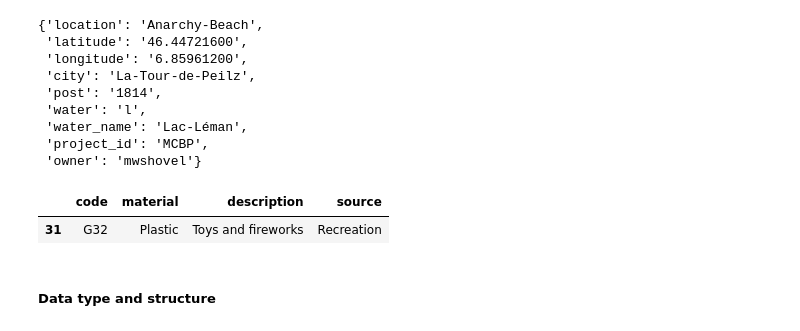
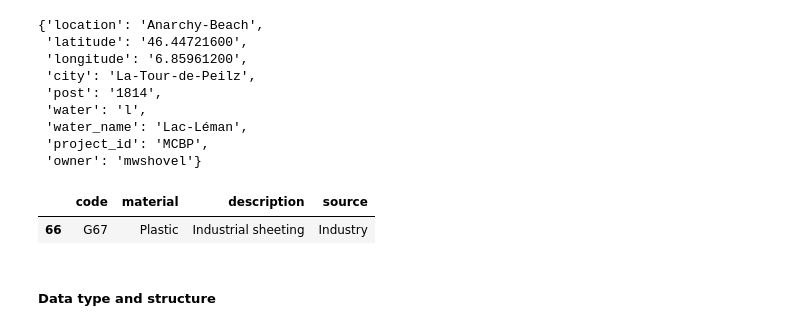
Before and after one commit to hammerdirt/SWE_2019, a Jupyter notebook: Notebook One.ipynb, the cells around one changed output. Saved outputs shown, nothing was run; the diff lists cells and outputs as text; code cells hidden in the pictures.

```diff
--- a/Notebook One.ipynb
+++ b/Notebook One.ipynb
@@ -100,15 +100,15 @@ my_beach_info[0]
 # %%
 # need to get the code data
 # the mlw codes are located here https://mwshovel.pythonanywhere.com/dirt/beach_litter.html
 # there is a button that says get data in CSV format
 code_data = here +"/"+ "Data/mlw_code_defs.csv"
 code_defs = pd.read_csv(code_data)
 
 # this will output the code for Toys:
-code_defs.loc[code_defs.code=="G32"]
+code_defs.loc[code_defs.code=="G67"]
 # %% [output]
 |  | code | material | description | source |
-| 31 | G32 | Plastic | Toys and fireworks | Recreation |
+| 66 | G67 | Plastic | Industrial sheeting | Industry |
 # %% [markdown]
 ##### Data type and structure
 # %%
```
Also changed, not shown: 2 other files.
